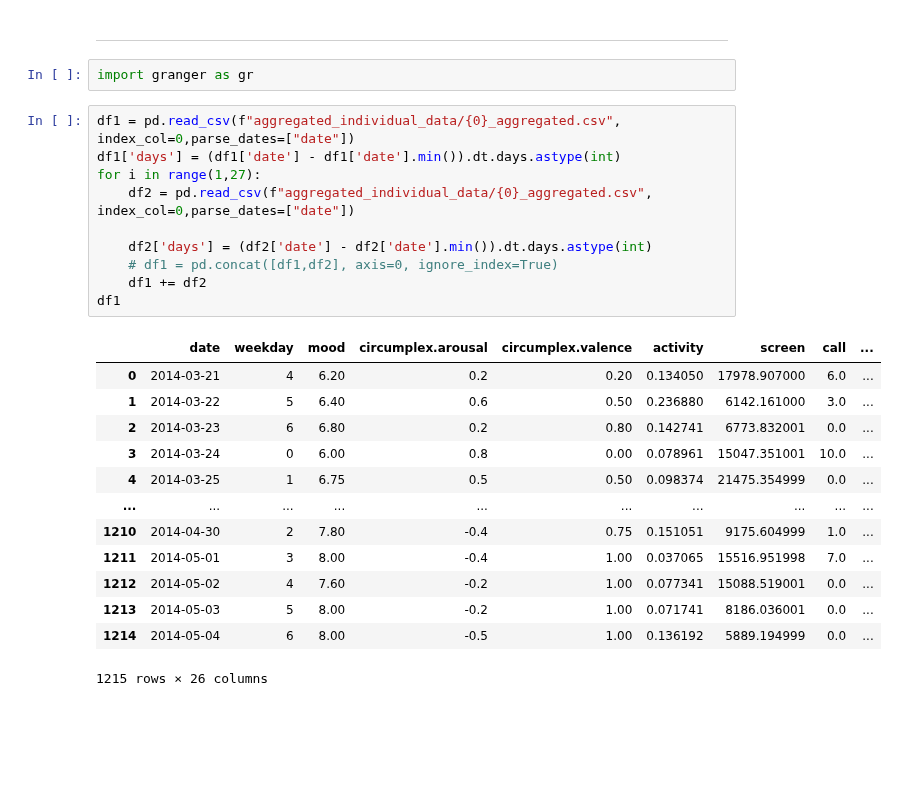
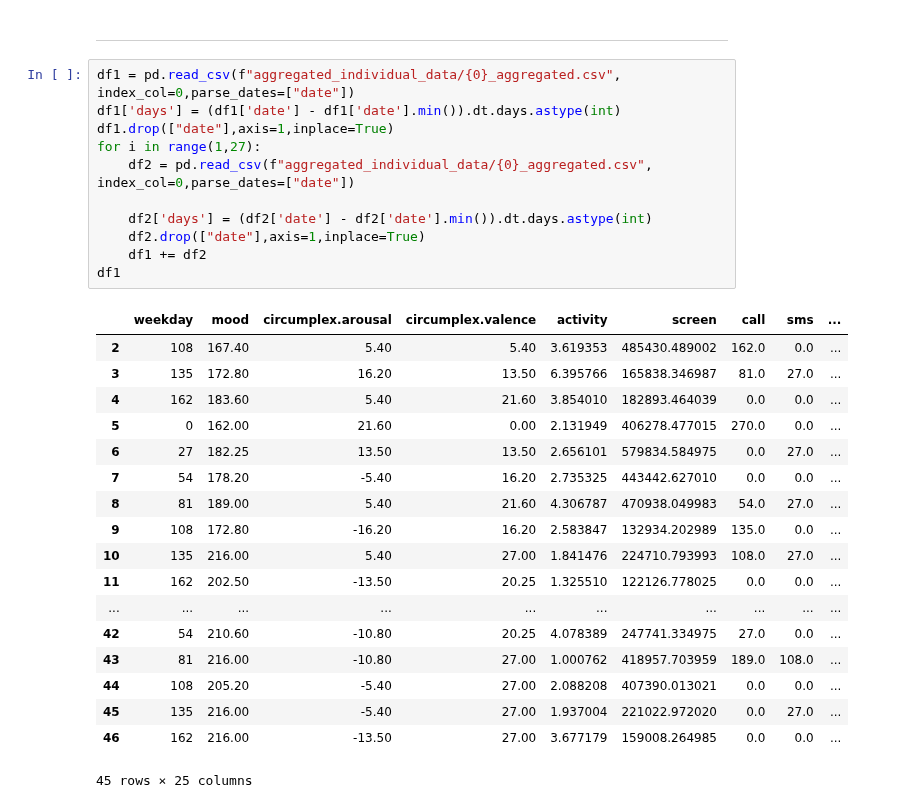
Before and after one commit to PaulHosek/DataMining, a Jupyter notebook: draft_1a_exploratory.ipynb, the cells around one changed output. Drawn from its saved outputs; the diff is of its cells as text; blank space fills up the shorter version.

```diff
--- a/draft_1a_exploratory.ipynb
+++ b/draft_1a_exploratory.ipynb
@@ -46,31 +46,35 @@ plt.rcParams['font.size'] = 16
 # plt.show()
 # %% [markdown]
 ------
-# %%
-import granger as gr
 # %%
 df1 = pd.read_csv(f"aggregated_individual_data/{0}_aggregated.csv", index_col=0,parse_dates=["date"])
 df1['days'] = (df1['date'] - df1['date'].min()).dt.days.astype(int)
+df1.drop(["date"],axis=1,inplace=True)
 for i in range(1,27):
     df2 = pd.read_csv(f"aggregated_individual_data/{0}_aggregated.csv", index_col=0,parse_dates=["date"])
 
     df2['days'] = (df2['date'] - df2['date'].min()).dt.days.astype(int)
-    # df1 = pd.concat([df1,df2], axis=0, ignore_index=True)
+    df2.drop(["date"],axis=1,inplace=True)
     df1 += df2
 df1
 # %% [output]
-|  | date | weekday | mood | circumplex.arousal | circumplex.valence | activity | screen | call | ... |
-| 0 | 2014-03-21 | 4 | 6.20 | 0.2 | 0.20 | 0.134050 | 17978.907000 | 6.0 | ... |
-| 1 | 2014-03-22 | 5 | 6.40 | 0.6 | 0.50 | 0.236880 | 6142.161000 | 3.0 | ... |
-| 2 | 2014-03-23 | 6 | 6.80 | 0.2 | 0.80 | 0.142741 | 6773.832001 | 0.0 | ... |
-| 3 | 2014-03-24 | 0 | 6.00 | 0.8 | 0.00 | 0.078961 | 15047.351001 | 10.0 | ... |
-| 4 | 2014-03-25 | 1 | 6.75 | 0.5 | 0.50 | 0.098374 | 21475.354999 | 0.0 | ... |
+|  | weekday | mood | circumplex.arousal | circumplex.valence | activity | screen | call | sms | ... |
+| 2 | 108 | 167.40 | 5.40 | 5.40 | 3.619353 | 485430.489002 | 162.0 | 0.0 | ... |
+| 3 | 135 | 172.80 | 16.20 | 13.50 | 6.395766 | 165838.346987 | 81.0 | 27.0 | ... |
+| 4 | 162 | 183.60 | 5.40 | 21.60 | 3.854010 | 182893.464039 | 0.0 | 0.0 | ... |
+| 5 | 0 | 162.00 | 21.60 | 0.00 | 2.131949 | 406278.477015 | 270.0 | 0.0 | ... |
+| 6 | 27 | 182.25 | 13.50 | 13.50 | 2.656101 | 579834.584975 | 0.0 | 27.0 | ... |
+| 7 | 54 | 178.20 | -5.40 | 16.20 | 2.735325 | 443442.627010 | 0.0 | 0.0 | ... |
+| 8 | 81 | 189.00 | 5.40 | 21.60 | 4.306787 | 470938.049983 | 54.0 | 27.0 | ... |
+| 9 | 108 | 172.80 | -16.20 | 16.20 | 2.583847 | 132934.202989 | 135.0 | 0.0 | ... |
+| 10 | 135 | 216.00 | 5.40 | 27.00 | 1.841476 | 224710.793993 | 108.0 | 27.0 | ... |
+| 11 | 162 | 202.50 | -13.50 | 20.25 | 1.325510 | 122126.778025 | 0.0 | 0.0 | ... |
 | ... | ... | ... | ... | ... | ... | ... | ... | ... | ... |
-| 1210 | 2014-04-30 | 2 | 7.80 | -0.4 | 0.75 | 0.151051 | 9175.604999 | 1.0 | ... |
-| 1211 | 2014-05-01 | 3 | 8.00 | -0.4 | 1.00 | 0.037065 | 15516.951998 | 7.0 | ... |
-| 1212 | 2014-05-02 | 4 | 7.60 | -0.2 | 1.00 | 0.077341 | 15088.519001 | 0.0 | ... |
-| 1213 | 2014-05-03 | 5 | 8.00 | -0.2 | 1.00 | 0.071741 | 8186.036001 | 0.0 | ... |
-| 1214 | 2014-05-04 | 6 | 8.00 | -0.5 | 1.00 | 0.136192 | 5889.194999 | 0.0 | ... |
+| 42 | 54 | 210.60 | -10.80 | 20.25 | 4.078389 | 247741.334975 | 27.0 | 0.0 | ... |
+| 43 | 81 | 216.00 | -10.80 | 27.00 | 1.000762 | 418957.703959 | 189.0 | 108.0 | ... |
+| 44 | 108 | 205.20 | -5.40 | 27.00 | 2.088208 | 407390.013021 | 0.0 | 0.0 | ... |
+| 45 | 135 | 216.00 | -5.40 | 27.00 | 1.937004 | 221022.972020 | 0.0 | 27.0 | ... |
+| 46 | 162 | 216.00 | -13.50 | 27.00 | 3.677179 | 159008.264985 | 0.0 | 0.0 | ... |
-1215 rows × 26 columns
+45 rows × 25 columns
 # %%
 # df1 = df1.apply(lambda x: x if pd.api.types.is_numeric_dtype(x) else x)
```
Also changed, not shown: parts of 9 cells of this notebook, 1 other file.
